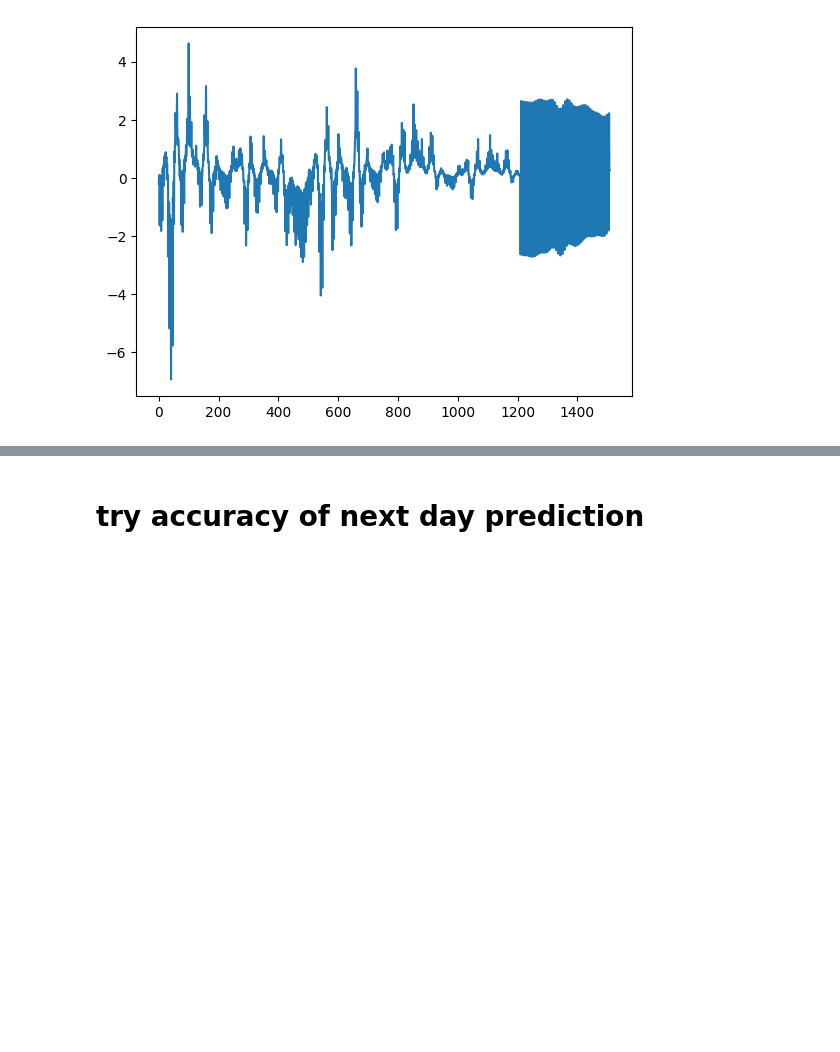
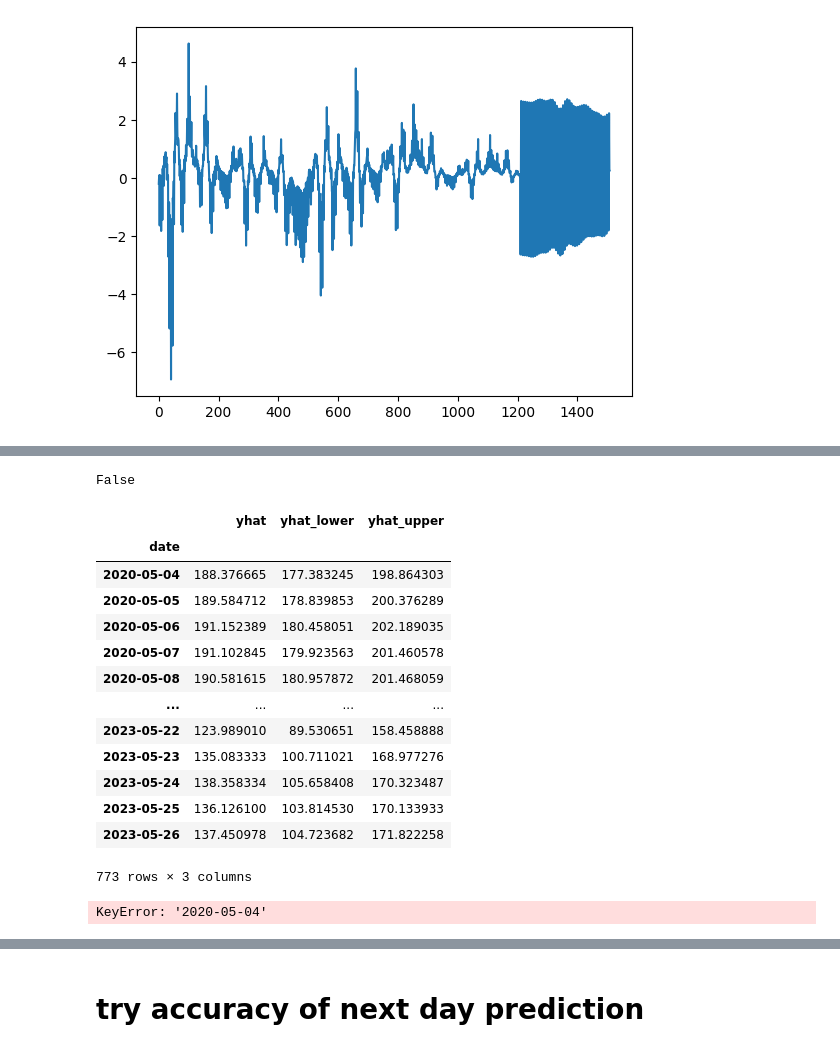
Before and after one commit to Lezcool/QT, a Jupyter notebook: code/debug.ipynb, the cells around one changed output, grey strips where cells are left out. Saved outputs shown, nothing was run; the diff lists cells and outputs as text; code cells hidden in the pictures; blank space fills up the shorter version.

```diff
--- a/code/debug.ipynb
+++ b/code/debug.ipynb
@@ -179,0 +184,19 @@ expected_1day_return = pred.set_index("ds").yhat.pct_change().shift(-1).multiply
+# %%
+import pandas as pd
+ai_df = pd.read_csv('/home/lez/Documents/QT/QT/data/ai/BABA.csv',parse_dates=True,header=None)
+ai_df.columns = ['date','yhat','yhat_lower','yhat_upper']
+ai_df.set_index('date',inplace=True)
+#change date to datetime
+ai_df.index = pd.to_datetime(ai_df.index)
+# display(ai_df)
+# row = pd.DataFrame({'date':[pd.to_datetime('2020-05-11')],'yhat':[2],'yhat_lower':[3],'yhat_upper':[4]})
+# row.set_index('date',inplace=True)
+# row.index = pd.to_datetime(row.index)
+# new_df = pd.concat([ai_df,row],axis=0)
+# display(new_df)
+# dformat = '%Y-%m-%d'
+d = pd.to_datetime('2020-05-4')
+d = str(d)
+print(d)
+# ai_df.loc['2020-05-05']
+type(ai_df.loc[d,'yhat'])
@@ -179,0 +206,30 @@ expected_1day_return = pred.set_index("ds").yhat.pct_change().shift(-1).multiply
+# %%
+isinstance(ai_df.loc['2020-05-04','yhat'],pd.core.series.Series)
+# %% [output]
+False
+# %%
+#del duplicate rows
+ai_df = ai_df[~ai_df.index.duplicated(keep='first')]
+# %%
+ai_df
+# %% [output]
+|  | yhat | yhat_lower | yhat_upper |
+| date |  |  |  |
+| 2020-05-04 | 188.376665 | 177.383245 | 198.864303 |
+| 2020-05-05 | 189.584712 | 178.839853 | 200.376289 |
+| 2020-05-06 | 191.152389 | 180.458051 | 202.189035 |
+| 2020-05-07 | 191.102845 | 179.923563 | 201.460578 |
+| 2020-05-08 | 190.581615 | 180.957872 | 201.468059 |
+| ... | ... | ... | ... |
+| 2023-05-22 | 123.989010 | 89.530651 | 158.458888 |
+| 2023-05-23 | 135.083333 | 100.711021 | 168.977276 |
+| 2023-05-24 | 138.358334 | 105.658408 | 170.323487 |
+| 2023-05-25 | 136.126100 | 103.814530 | 170.133933 |
+| 2023-05-26 | 137.450978 | 104.723682 | 171.822258 |
+773 rows × 3 columns
+# %%
+d= '2020-05-04'
+pd.to_datetime(d,format='%Y-%m-%d')
+ai_df.loc[d]
+# %% [output]
+KeyError: '2020-05-04'
```
Also changed, not shown: parts of 10 cells of this notebook, 2 other files.
